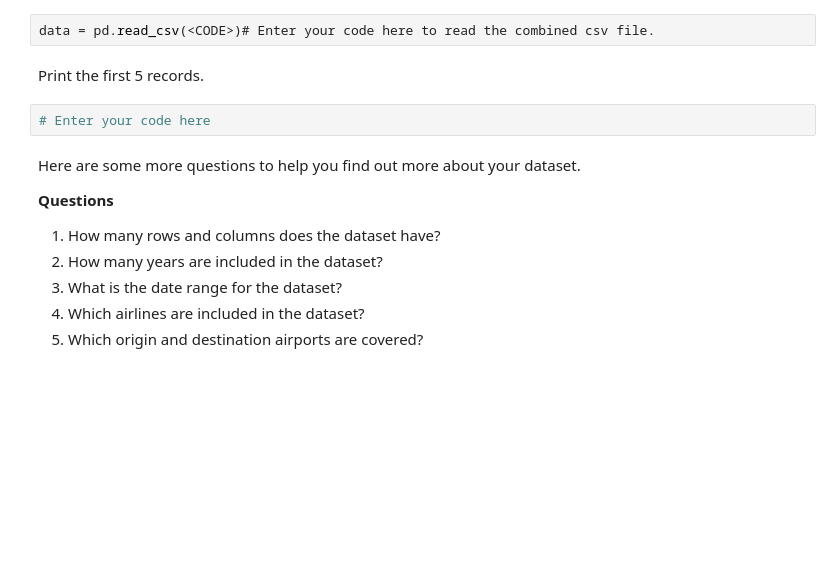
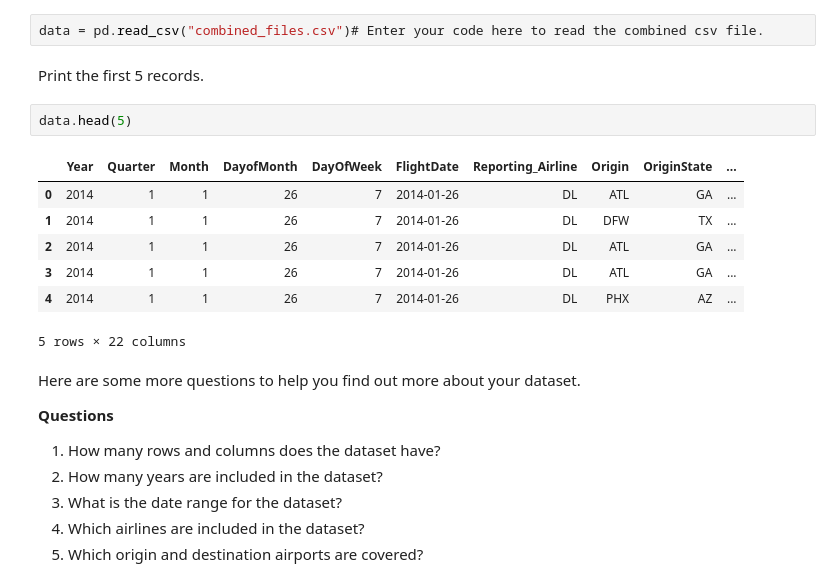
Before and after one commit to Adnan525/flight_delay_prediction, a Jupyter notebook: onpremises.ipynb, the cells around one changed output. Saved outputs shown, nothing was run; the diff lists cells and outputs as text; blank space fills up the shorter version.

Commit message:
combined csv file done

```diff
--- a/onpremises.ipynb
+++ b/onpremises.ipynb
@@ -374,11 +422,19 @@ print(f'csv\'s merged in {round((time.time() - start)/60,2)} minutes')
 
 Load the combined dataset.
 # %%
-data = pd.read_csv(<CODE>)# Enter your code here to read the combined csv file.
+data = pd.read_csv("combined_files.csv")# Enter your code here to read the combined csv file.
 # %% [markdown]
 Print the first 5 records.
-# %%
-# Enter your code here
+# %%
+data.head(5)
+# %% [output]
+|  | Year | Quarter | Month | DayofMonth | DayOfWeek | FlightDate | Reporting_Airline | Origin | OriginState | ... |
+| 0 | 2014 | 1 | 1 | 26 | 7 | 2014-01-26 | DL | ATL | GA | ... |
+| 1 | 2014 | 1 | 1 | 26 | 7 | 2014-01-26 | DL | DFW | TX | ... |
+| 2 | 2014 | 1 | 1 | 26 | 7 | 2014-01-26 | DL | ATL | GA | ... |
+| 3 | 2014 | 1 | 1 | 26 | 7 | 2014-01-26 | DL | ATL | GA | ... |
+| 4 | 2014 | 1 | 1 | 26 | 7 | 2014-01-26 | DL | PHX | AZ | ... |
+5 rows × 22 columns
 # %% [markdown]
 Here are some more questions to help you find out more about your dataset.
 
```
Also changed, not shown: parts of 22 cells of this notebook.
